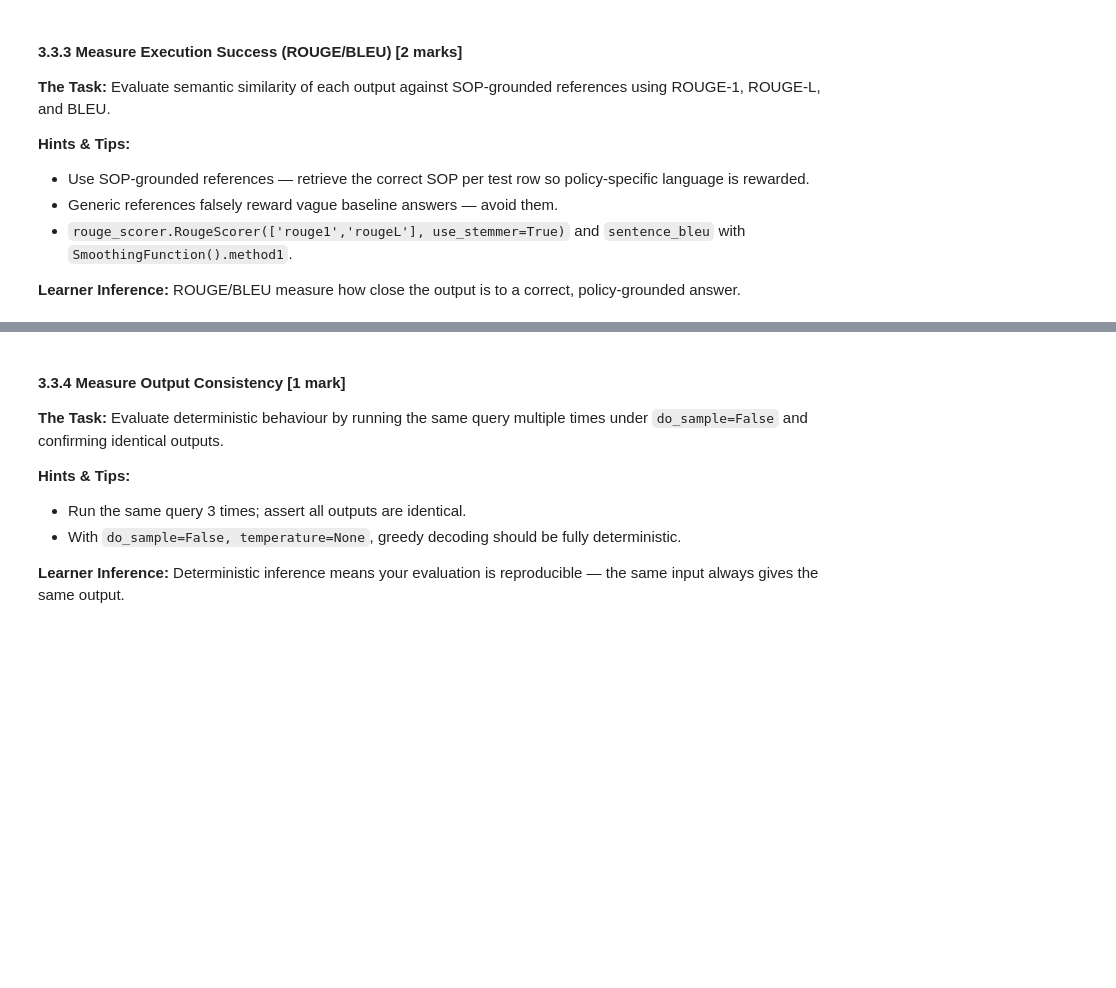
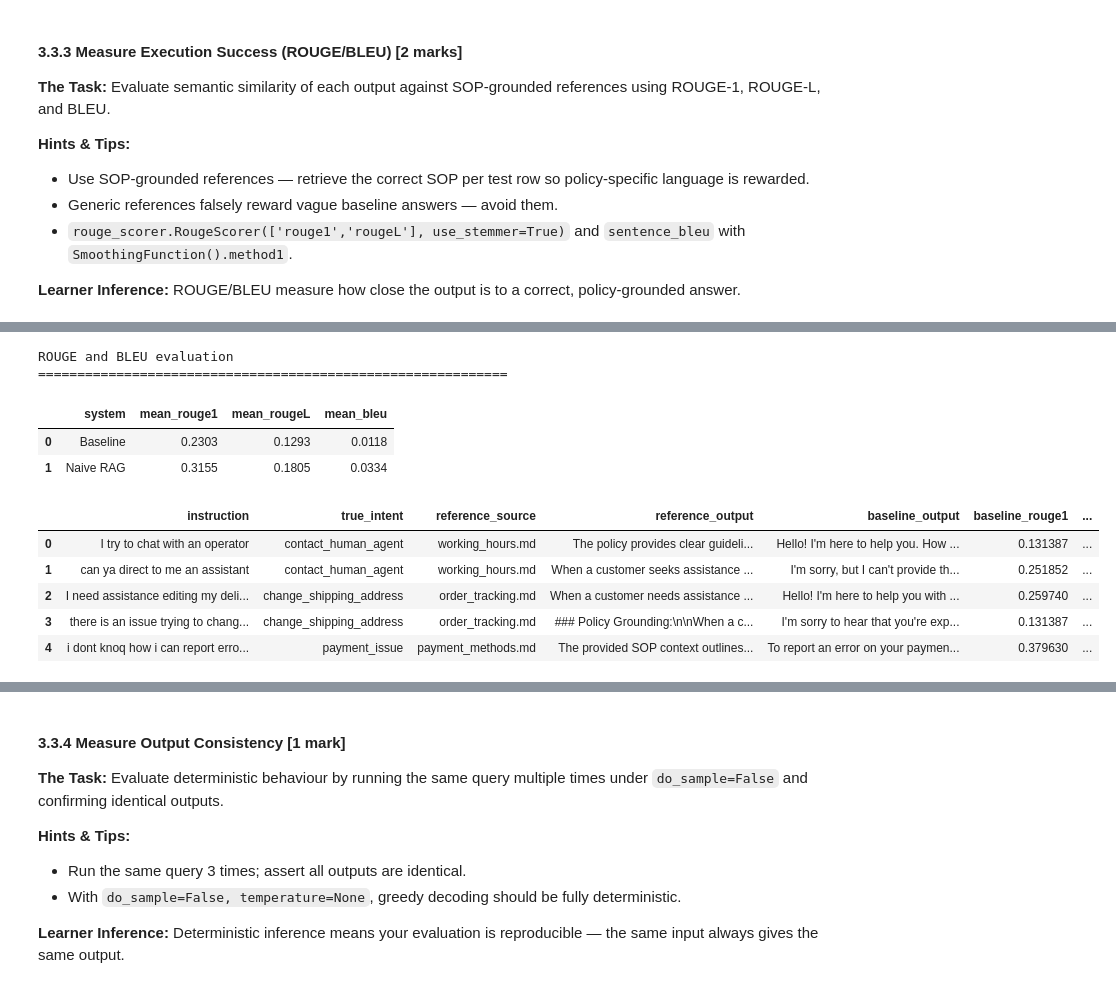
Before and after one commit to akul-bharadwaj/Hybrid-RAG-Customer-Support, a Jupyter notebook: Solution_V1_RAG_Evaluation.ipynb, the cells around one changed output, grey strips where cells are left out. Drawn from its saved outputs; the diff is of its cells as text; code cells hidden in the pictures; blank space fills up the shorter version.

```diff
--- a/Solution_V1_RAG_Evaluation.ipynb
+++ b/Solution_V1_RAG_Evaluation.ipynb
@@ -61,0 +1459,60 @@ Load the base model, reload ChromaDB (same embedding model as NB4), and load `df
+# %%
+# Create metric summary
+execution_success_summary = pd.DataFrame({
+    "system": [
+        "Baseline",
+        "Naive RAG"
+    ],
+    "mean_rouge1": [
+        v1_test_results_df["baseline_rouge1"].mean(),
+        v1_test_results_df["naive_rag_rouge1"].mean()
+    ],
+    "mean_rougeL": [
+        v1_test_results_df["baseline_rougeL"].mean(),
+        v1_test_results_df["naive_rag_rougeL"].mean()
+    ],
+    "mean_bleu": [
+        v1_test_results_df["baseline_bleu"].mean(),
+        v1_test_results_df["naive_rag_bleu"].mean()
+    ]
+})
+
+print("\nROUGE and BLEU evaluation")
+print("=" * 60)
+
+display(
+    execution_success_summary.round(4)
+)
+
+# Display representative scored examples
+display(
+    v1_test_results_df[
+        [
+            "instruction",
+            "true_intent",
+            "reference_source",
+            "reference_output",
+            "baseline_output",
+            "baseline_rouge1",
+            "baseline_rougeL",
+            "baseline_bleu",
+            "retrieved_source",
+            "naive_rag_output",
+            "naive_rag_rouge1",
+            "naive_rag_rougeL",
+            "naive_rag_bleu"
+        ]
+    ].head()
+)
+# %% [output]
+ROUGE and BLEU evaluation
+============================================================
+|  | system | mean_rouge1 | mean_rougeL | mean_bleu |
+| 0 | Baseline | 0.2303 | 0.1293 | 0.0118 |
+| 1 | Naive RAG | 0.3155 | 0.1805 | 0.0334 |
+|  | instruction | true_intent | reference_source | reference_output | baseline_output | baseline_rouge1 | ... |
+| 0 | I try to chat with an operator | contact_human_agent | working_hours.md | The policy provides clear guideli... | Hello! I'm here to help you. How ... | 0.131387 | ... |
+| 1 | can ya direct to me an assistant | contact_human_agent | working_hours.md | When a customer seeks assistance ... | I'm sorry, but I can't provide th... | 0.251852 | ... |
+| 2 | I need assistance editing my deli... | change_shipping_address | order_tracking.md | When a customer needs assistance ... | Hello! I'm here to help you with ... | 0.259740 | ... |
+| 3 | there is an issue trying to chang... | change_shipping_address | order_tracking.md | ### Policy Grounding:\n\nWhen a c... | I'm sorry to hear that you're exp... | 0.131387 | ... |
+| 4 | i dont knoq how i can report erro... | payment_issue | payment_methods.md | The provided SOP context outlines... | To report an error on your paymen... | 0.379630 | ... |
```
Also changed, not shown: parts of 40 cells of this notebook.
